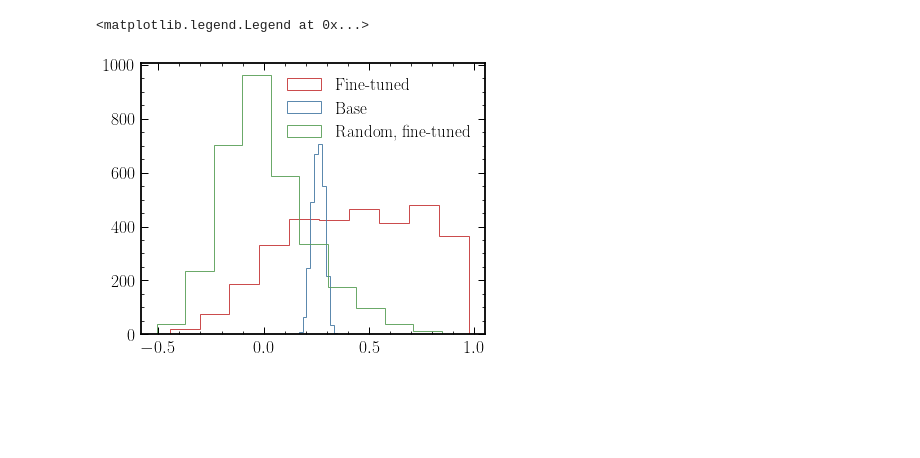
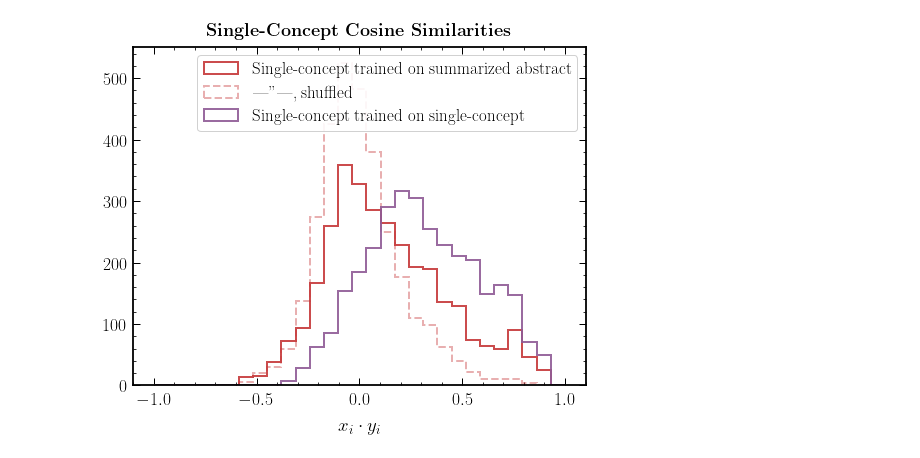
Before and after one commit to smsharma/PAPERCLIP-Hubble, a Jupyter notebook: notebooks/09_dot_product_eval.ipynb, the cells around one changed output. Saved outputs shown, nothing was run; the diff lists cells and outputs as text; code cells hidden in the pictures; blank space fills up the shorter version.

Commit message:
Made cos sim plots (summarized single-concept)

```diff
--- a/notebooks/09_dot_product_eval.ipynb
+++ b/notebooks/09_dot_product_eval.ipynb
@@ -108,2 +240,5 @@ from tqdm import tqdm
 # %%
 files = tf.io.gfile.glob(f"/n/holyscratch01/iaifi_lab/smsharma/hubble_data/tfrecords_v5/*val*.tfrecord")
+ds = make_dataloader(files, batch_size=config.training.batch_size, seed=config.seed, split="val", shuffle=True, caption_type="summary")
+
+image_feat_stack, captions_feat_stack, images_stack, captions_stack = get_features_ds(restored_state, ds, use_sum1=True)
@@ -213,5 +244,0 @@ Array([1847, 2682, 1844, ...,  191,  187, 2987], dtype=int32)
-# %%
-from utils.dataset_utils import make_dataloader, create_input_iter
-
-ds = make_dataloader(files, batch_size=config.training.batch_size, seed=config.seed, split="train", shuffle=True, caption_type="summary")
-batches = iter(ds)
@@ -350,9 +245,37 @@ plt.legend()
-# %%
-plt.hist(jax.vmap(cosine_similarity)(np.vstack(image_feat_stack), np.vstack(captions_feat_stack)[:3185]), histtype='step', label="Fine-tuned")
-plt.hist(jax.vmap(cosine_similarity)(np.vstack(image_base_feat_stack), np.vstack(captions_feat_base_stack)), histtype='step', label="Base")
-plt.hist(jax.vmap(cosine_similarity)(np.vstack(image_feat_stack), jax.random.permutation(jax.random.PRNGKey(42), np.vstack(captions_feat_stack)[:3185])), histtype='step', label="Random, fine-tuned")
-
-plt.legend()
-# %% [output]
-<matplotlib.legend.Legend at 0x...>
-[figure, removed]
+# %%
+import orbax
+
+run_name = "cerulean-violet-74"
+
+ckpt_dir = "{}/{}".format(logging_dir, run_name)  # Load SLURM run
+
+best_fn = lambda metrics: metrics[f"val/loss"]
+
+mgr_options = orbax.checkpoint.CheckpointManagerOptions(step_prefix=f'step', best_fn=best_fn, best_mode='min', create=False)
+ckpt_mgr = orbax.checkpoint.CheckpointManager(f"{ckpt_dir}/ckpts/", orbax.checkpoint.Checkpointer(orbax.checkpoint.PyTreeCheckpointHandler()), mgr_options)
+
+restore_args = flax.training.orbax_utils.restore_args_from_target(state, mesh=None)
+restored_state = ckpt_mgr.restore(ckpt_mgr.latest_step(), items=state, restore_kwargs={'restore_args': restore_args})
+
+if state is restored_state:
+    raise FileNotFoundError(f"Did not load checkpoint correctly")
+# %%
+image_feat_sum1_stack, captions_feat_sum1_stack, images_sum1_stack, captions_sum1_stack = get_features_ds(restored_state, ds, use_sum1=True)
+# %%
+bins = np.linspace(-1, 1, 30)
+lw = 2
+
+fig, ax = plt.subplots(1, 1, figsize=(7, 6))
+
+ax.hist(jax.vmap(cosine_similarity)(np.vstack(image_feat_stack), np.vstack(captions_feat_stack)[:]), histtype='step', label="Single-concept trained on summarized abstract", bins=bins, lw=lw)
+ax.hist(jax.vmap(cosine_similarity)(np.vstack(image_feat_stack), jax.random.permutation(jax.random.PRNGKey(42), np.vstack(captions_feat_stack)[:])), histtype='step', bins=bins, lw=lw, ls='--', alpha=0.4, label=r"---''---, shuffled", color=cols_default[0])
+ax.hist(jax.vmap(cosine_similarity)(np.vstack(image_feat_sum1_stack), np.vstack(captions_feat_sum1_stack)[:]), histtype='step', label="Single-concept trained on single-concept", bins=bins, lw=lw, color=cols_default[3])
+
+ax.legend(frameon=True, framealpha=0.9)
+ax.set_title(r"\textbf{Single-Concept Cosine Similarities}", y=1.01)
+ax.set_xlabel("$x_i\cdot y_i$")
+
+plt.tight_layout()
+plt.savefig("../paper/plots/sim_summ1.pdf")
+# %% [output]
+[figure, added]
```
Also changed, not shown: parts of 34 cells of this notebook, 2 other files.
